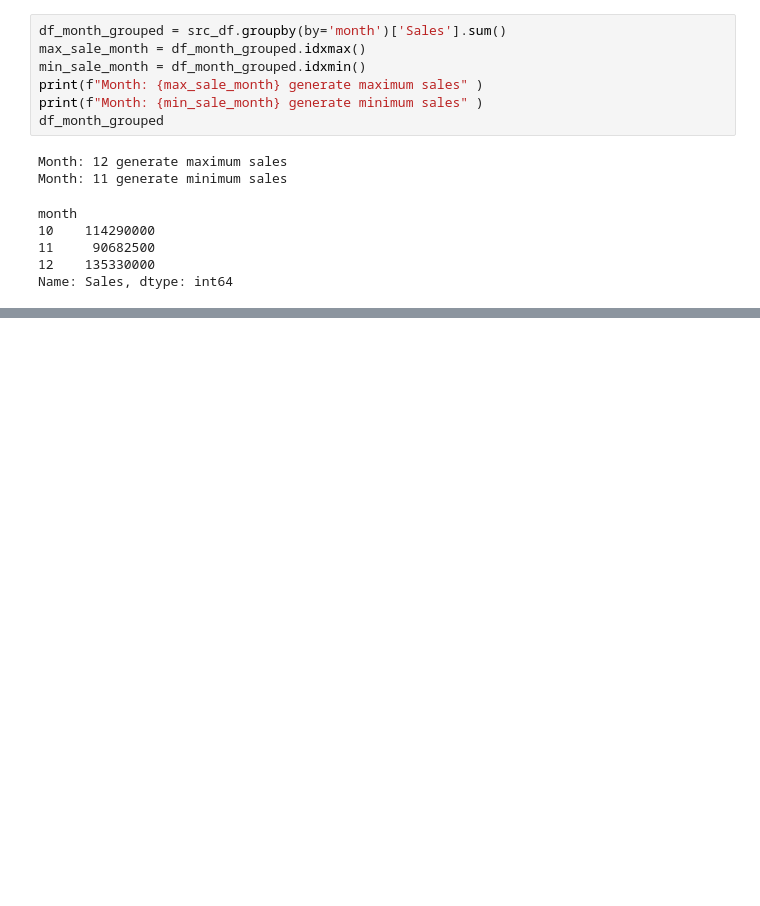
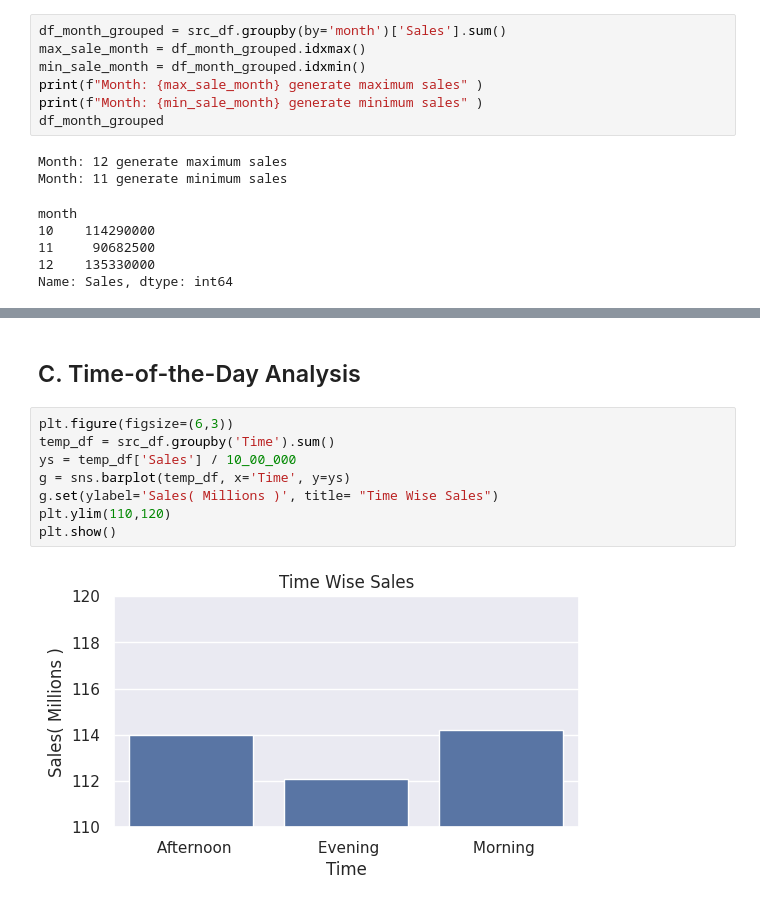
Before and after one commit to arunavn/data-science-with-python, a Jupyter notebook: Sales-Analysis-main/Sales_Project.ipynb, the cells around one changed output, grey strips where cells are left out. Saved outputs shown, nothing was run; the diff lists cells and outputs as text; blank space fills up the shorter version.

```diff
--- a/Sales-Analysis-main/Sales_Project.ipynb
+++ b/Sales-Analysis-main/Sales_Project.ipynb
@@ -303,0 +337,12 @@ src_df[["Sales", "Unit", "normalized_Unit", "normalized_Sales"]].resample('W-MON
+# %% [markdown]
+## C. Time-of-the-Day Analysis
+# %%
+plt.figure(figsize=(6,3))
+temp_df = src_df.groupby('Time').sum()
+ys = temp_df['Sales'] / 10_00_000
+g = sns.barplot(temp_df, x='Time', y=ys)
+g.set(ylabel='Sales( Millions )', title= "Time Wise Sales")
+plt.ylim(110,120)
+plt.show()
+# %% [output]
+[figure, added]
```
Also changed, not shown: parts of 19 cells of this notebook, 2 other files.
